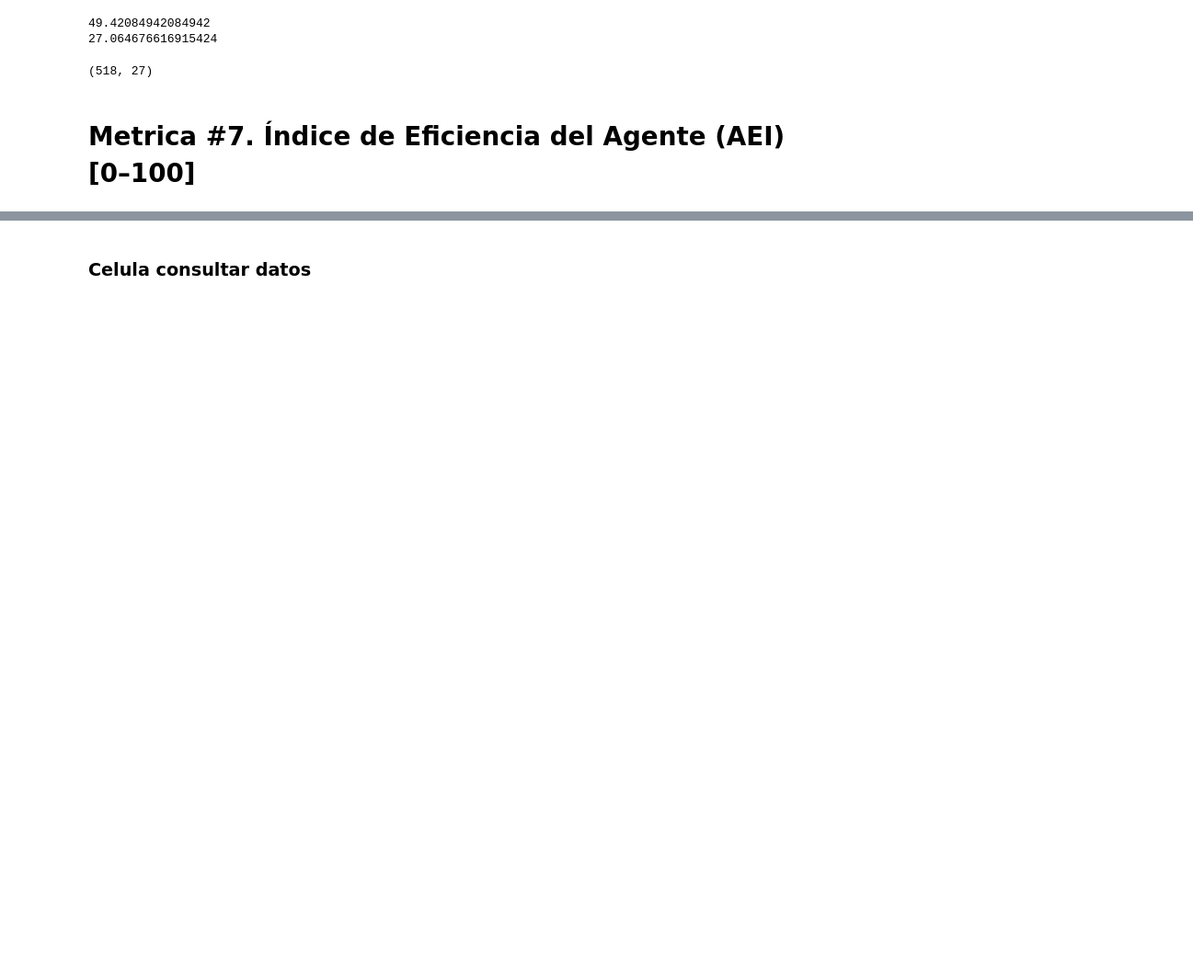
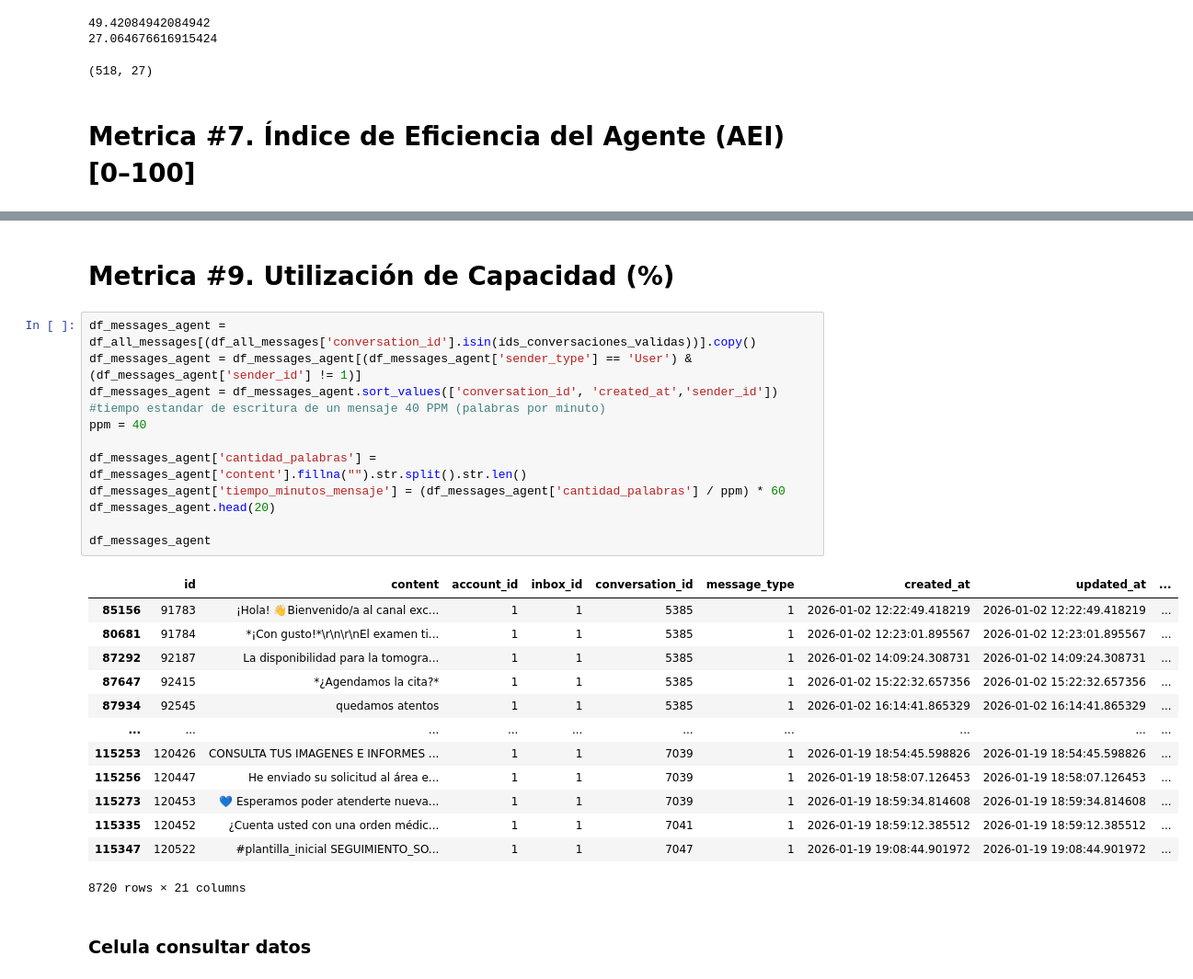
Before and after one commit to Jona-2006-17/analisis, a Jupyter notebook: analisis.ipynb, the cells around one changed output, grey strips where cells are left out. Shown at 92% size. Drawn from its saved outputs; the diff is of its cells as text; blank space fills up the shorter version.

Commit message:
Metrica 9

```diff
--- a/analisis.ipynb
+++ b/analisis.ipynb
@@ -517,3 +533,31 @@ df.head(500)
+# %% [markdown]
+# Metrica #9. Utilización de Capacidad (%)
+# %%
+df_messages_agent = df_all_messages[(df_all_messages['conversation_id'].isin(ids_conversaciones_validas))].copy()
+df_messages_agent = df_messages_agent[(df_messages_agent['sender_type'] == 'User') & (df_messages_agent['sender_id'] != 1)]
+df_messages_agent = df_messages_agent.sort_values(['conversation_id', 'created_at','sender_id'])
+#tiempo estandar de escritura de un mensaje 40 PPM (palabras por minuto)
+ppm = 40
+
+df_messages_agent['cantidad_palabras'] = df_messages_agent['content'].fillna("").str.split().str.len()
+df_messages_agent['tiempo_minutos_mensaje'] = (df_messages_agent['cantidad_palabras'] / ppm) * 60
+df_messages_agent.head(20)
+
+df_messages_agent
+# %% [output]
+|  | id | content | account_id | inbox_id | conversation_id | message_type | created_at | updated_at | ... |
+| 85156 | 91783 | ¡Hola! 👋Bienvenido/a al canal exc... | 1 | 1 | 5385 | 1 | 2026-01-02 12:22:49.418219 | 2026-01-02 12:22:49.418219 | ... |
+| 80681 | 91784 | *¡Con gusto!*\r\n\r\nEl examen ti... | 1 | 1 | 5385 | 1 | 2026-01-02 12:23:01.895567 | 2026-01-02 12:23:01.895567 | ... |
+| 87292 | 92187 | La disponibilidad para la tomogra... | 1 | 1 | 5385 | 1 | 2026-01-02 14:09:24.308731 | 2026-01-02 14:09:24.308731 | ... |
+| 87647 | 92415 | *¿Agendamos la cita?* | 1 | 1 | 5385 | 1 | 2026-01-02 15:22:32.657356 | 2026-01-02 15:22:32.657356 | ... |
+| 87934 | 92545 | quedamos atentos | 1 | 1 | 5385 | 1 | 2026-01-02 16:14:41.865329 | 2026-01-02 16:14:41.865329 | ... |
+| ... | ... | ... | ... | ... | ... | ... | ... | ... | ... |
+| 115253 | 120426 | CONSULTA TUS IMAGENES E INFORMES ... | 1 | 1 | 7039 | 1 | 2026-01-19 18:54:45.598826 | 2026-01-19 18:54:45.598826 | ... |
+| 115256 | 120447 | He enviado su solicitud al área e... | 1 | 1 | 7039 | 1 | 2026-01-19 18:58:07.126453 | 2026-01-19 18:58:07.126453 | ... |
+| 115273 | 120453 | 💙 Esperamos poder atenderte nueva... | 1 | 1 | 7039 | 1 | 2026-01-19 18:59:34.814608 | 2026-01-19 18:59:34.814608 | ... |
+| 115335 | 120452 | ¿Cuenta usted con una orden médic... | 1 | 1 | 7041 | 1 | 2026-01-19 18:59:12.385512 | 2026-01-19 18:59:12.385512 | ... |
+| 115347 | 120522 | #plantilla_inicial SEGUIMIENTO_SO... | 1 | 1 | 7047 | 1 | 2026-01-19 19:08:44.901972 | 2026-01-19 19:08:44.901972 | ... |
+8720 rows × 21 columns
 # %% [markdown]
 ### Celula consultar datos
 # %%
```
Also changed, not shown: parts of 9 cells of this notebook.
